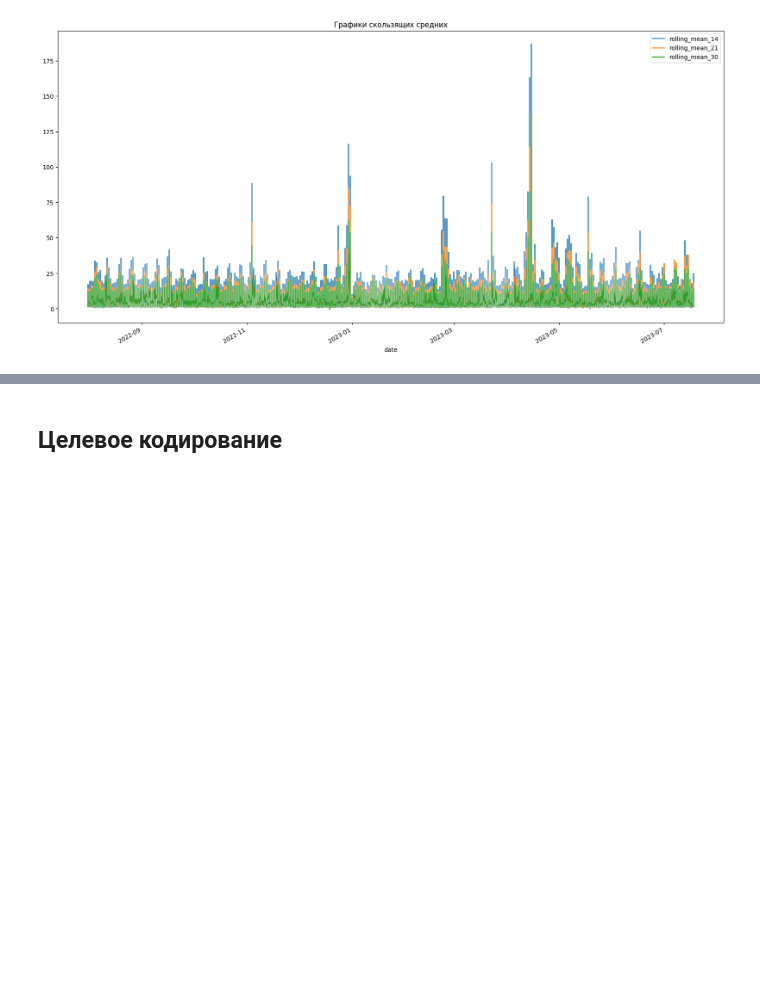
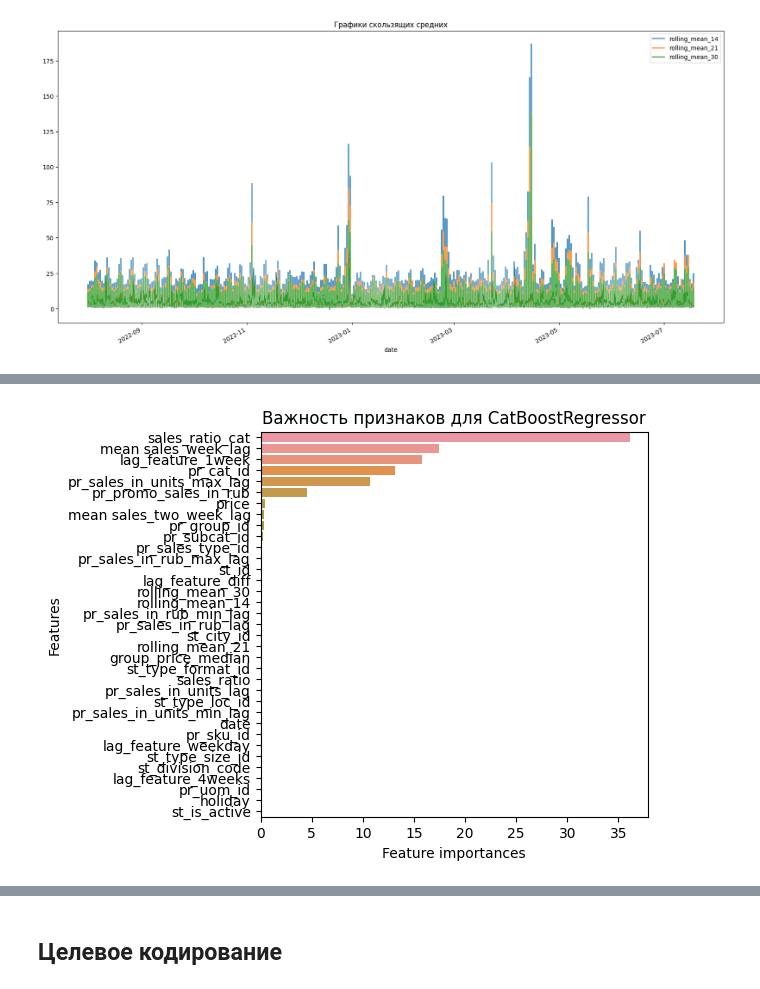
Before and after one commit to Vdol22/Proj_Lenta, a Jupyter notebook: Lenta.ipynb, the cells around one changed output, grey strips where cells are left out. Saved outputs shown, nothing was run; the diff lists cells and outputs as text; code cells hidden in the pictures; blank space fills up the shorter version.

Commit message:
Model_Training

```diff
--- a/Lenta.ipynb
+++ b/Lenta.ipynb
@@ -454,0 +517,3 @@ df_c[['date',
+# %%
+# Зададим random state
+RANDOM_STATE = 11
@@ -454,0 +564,15 @@ df_c[['date',
+# %%
+# Обучим CatBoostRegressor с гиперпараметрами по умолчанию
+
+pool = Pool(data=features_train, label=target_train, cat_features=cat_features)
+
+cb = CatBoostRegressor(eval_metric=WapeMetric(),
+                       early_stopping_rounds=200,
+                       verbose = False,
+                       random_seed=RANDOM_STATE)
+
+tscv = TimeSeriesSplit()
+
+grid = {}
+
+rs_result = cb.grid_search(grid, pool, cv=tscv, plot = True, refit=True, verbose=False)
@@ -454,0 +598,14 @@ df_c[['date',
+# %%
+# Посмотрим на важность признаков для CatBoostRegressor
+
+cb_feat_imp = cb.get_feature_importance(prettified=True)
+
+plt.subplots(figsize=(5, 5))
+ax = sns.barplot(x=cb_feat_imp['Importances'], y=cb_feat_imp['Feature Id'])
+ax.set_title('Важность признаков для CatBoostRegressor')
+ax.set_yticklabels(cb_feat_imp['Feature Id'])
+ax.set_xlabel('Feature importances')
+ax.set_ylabel('Features')
+plt.show()
+# %% [output]
+[figure, added]
```
Also changed, not shown: parts of 21 cells of this notebook.
